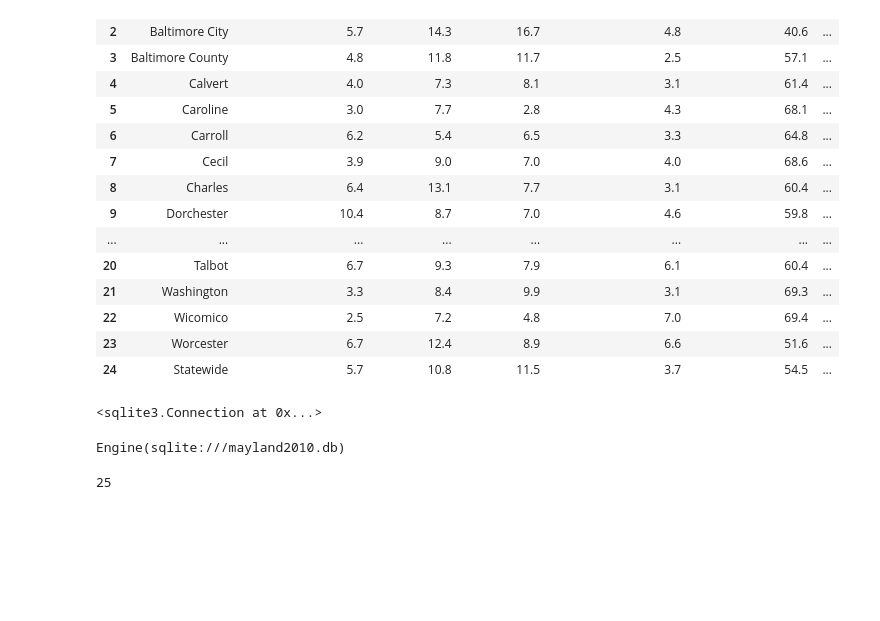
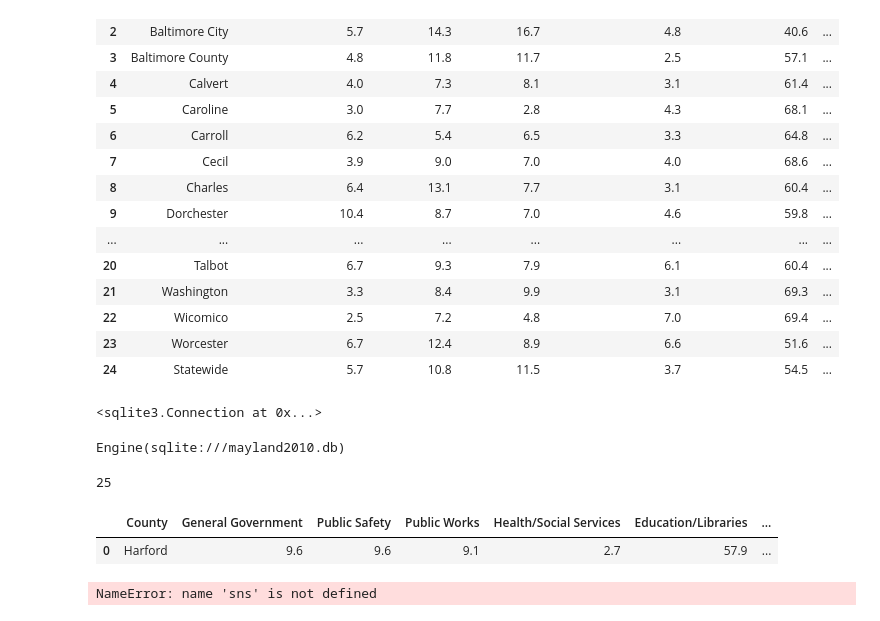
Before and after one commit to nbarc888/test-run-for-507, a Jupyter notebook: epidem.ipynb, the cells around one changed output. Drawn from its saved outputs; the diff is of its cells as text; code cells hidden in the pictures; blank space fills up the shorter version.

```diff
--- a/epidem.ipynb
+++ b/epidem.ipynb
@@ -50,6 +50,15 @@ data.to_sql('fiscal2010', conn, if_exists='replace', index=False)
 # %% [output]
 25
 # %%
-sql_query1 = "select = from fiscal 2018 where county like Harford';"
+sql_query1 = "select * from fiscal2010 where county like 'Harford';"
 response = pd.read_sql_query(sql_query1, conn)
 response
+# %% [output]
+|  | County | General Government | Public Safety | Public Works | Health/Social Services | Education/Libraries | ... |
+| 0 | Harford | 9.6 | 9.6 | 9.1 | 2.7 | 57.9 | ... |
+# %%
+sns.barplot(x='county', y='health_social_services', data=response)
+plt.xticks(rotation=90)
+plt.show()
+# %% [output]
+NameError: name 'sns' is not defined
```
